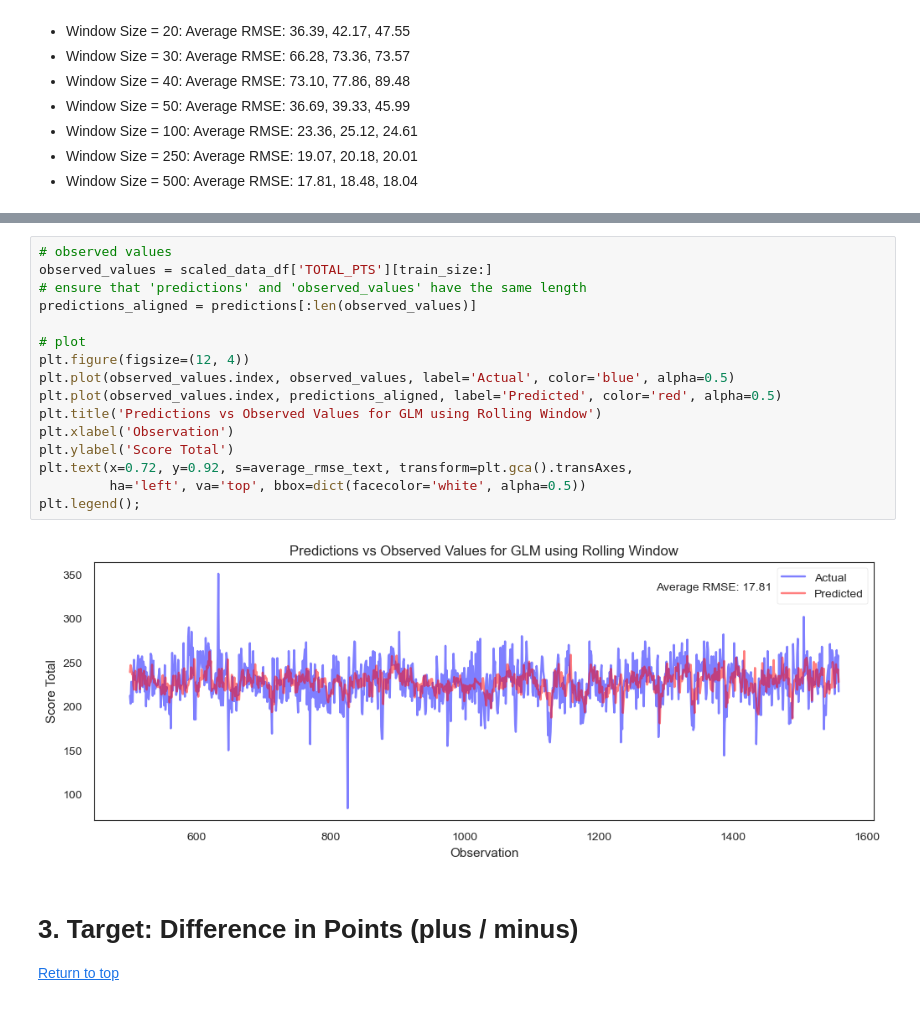
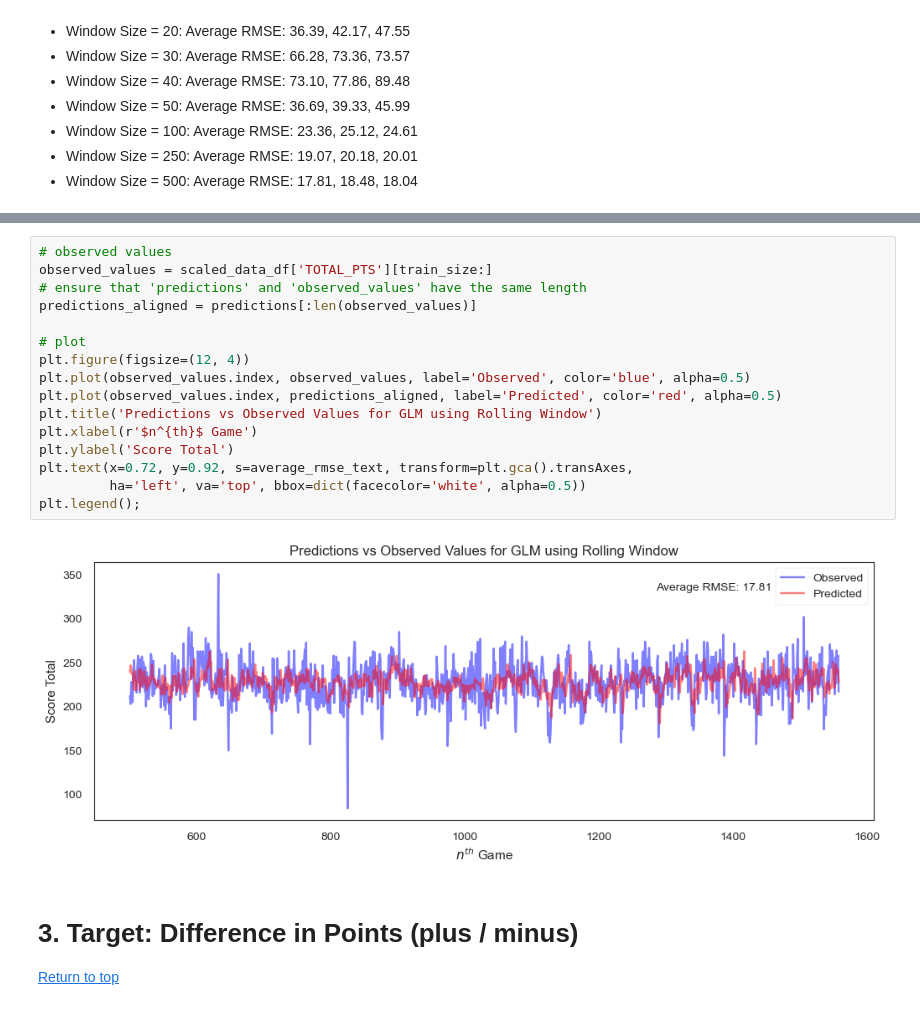
Before and after one commit to stevenworthington/sports_betting, a Jupyter notebook: code/6_nba_Baseline_Models.ipynb, the cells around one changed output, grey strips where cells are left out. Drawn from its saved outputs; the diff is of its cells as text.

```diff
--- a/code/6_nba_Baseline_Models.ipynb
+++ b/code/6_nba_Baseline_Models.ipynb
@@ -424,21 +424,21 @@ plt.show()
 # %%
 # observed values
 observed_values = scaled_data_df['TOTAL_PTS'][train_size:]
 # ensure that 'predictions' and 'observed_values' have the same length
 predictions_aligned = predictions[:len(observed_values)]
 
 # plot
 plt.figure(figsize=(12, 4))
-plt.plot(observed_values.index, observed_values, label='Actual', color='blue', alpha=0.5)
+plt.plot(observed_values.index, observed_values, label='Observed', color='blue', alpha=0.5)
 plt.plot(observed_values.index, predictions_aligned, label='Predicted', color='red', alpha=0.5)
 plt.title('Predictions vs Observed Values for GLM using Rolling Window')
-plt.xlabel('Observation')
+plt.xlabel(r'$n^{th}$ Game')
 plt.ylabel('Score Total')
 plt.text(x=0.72, y=0.92, s=average_rmse_text, transform=plt.gca().transAxes,
          ha='left', va='top', bbox=dict(facecolor='white', alpha=0.5))
 plt.legend();
 # %% [output]
-[figure, old version]
+[figure, new version]
 # %% [markdown]
 <a name="3.-Target:-Difference-in-Points-(plus-/-minus)"></a>
 # 3. Target: Difference in Points (plus / minus)
```
Also changed, not shown: parts of 4 cells of this notebook, 3 other files.
